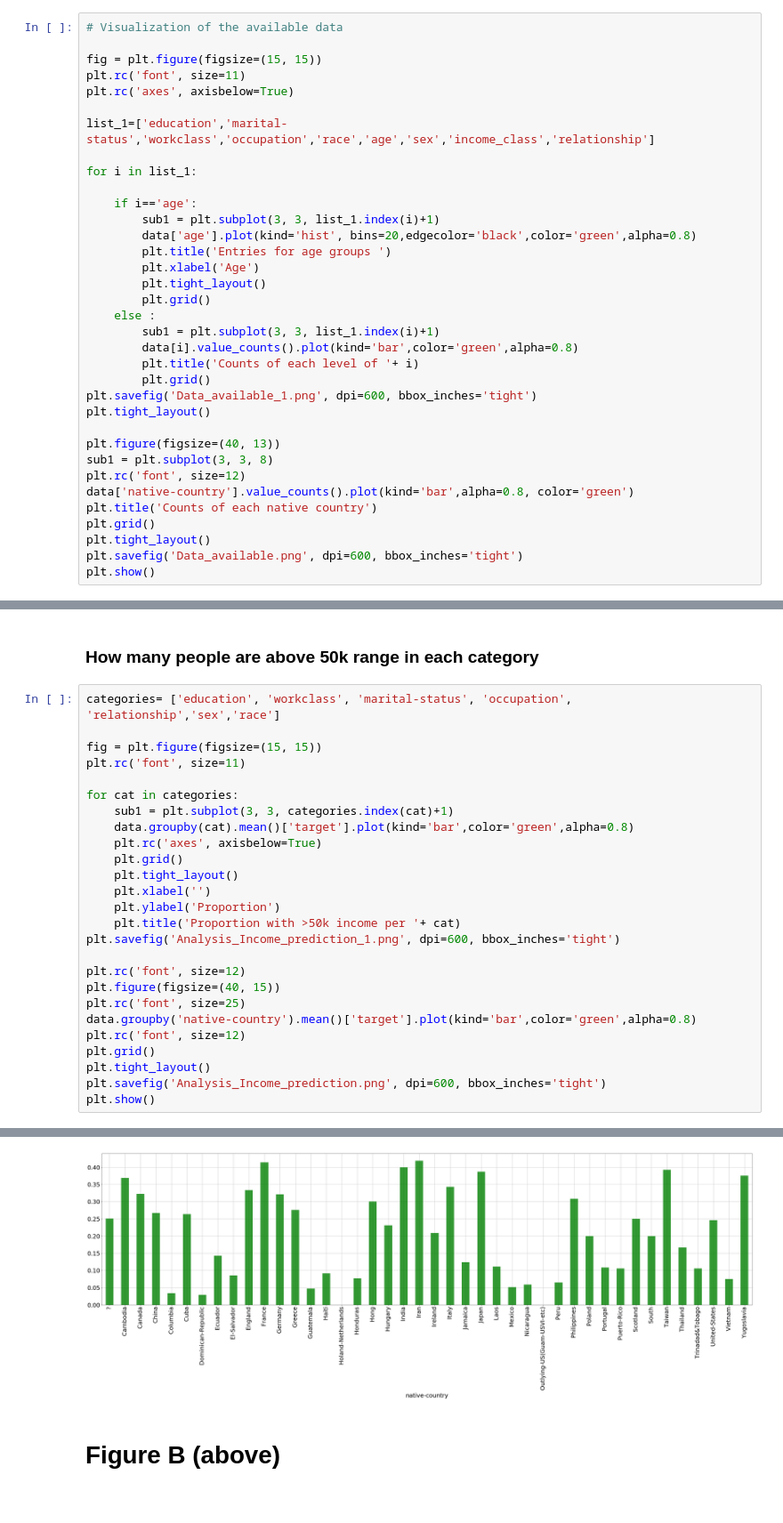
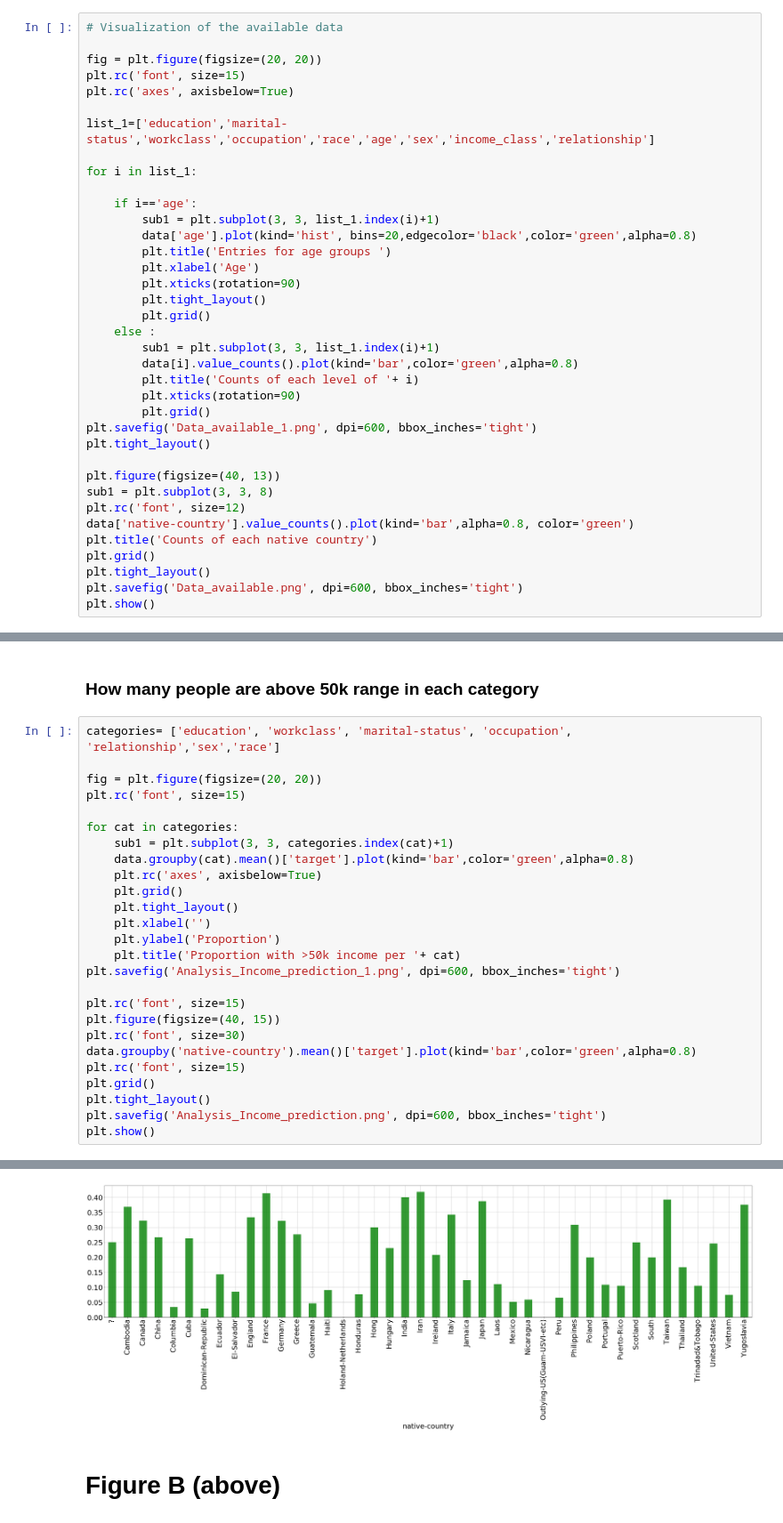
Before and after one commit to Birinder1469/Adult-Data_Income_Analysis, a Jupyter notebook: Adult-Income_Dataset_Analysis.ipynb, the cells around one changed output, grey strips where cells are left out. Shown at 89% size. Drawn from its saved outputs; the diff is of its cells as text.

```diff
--- a/Adult-Income_Dataset_Analysis.ipynb
+++ b/Adult-Income_Dataset_Analysis.ipynb
@@ -155,8 +156,8 @@ education_df.sort_values(by='Education_Number')
 # %%
 # Visualization of the available data
 
-fig = plt.figure(figsize=(15, 15))
-plt.rc('font', size=11)
+fig = plt.figure(figsize=(20, 20))
+plt.rc('font', size=15)
 plt.rc('axes', axisbelow=True)
 
 list_1=['education','marital-status','workclass','occupation','race','age','sex','income_class','relationship']
@@ -168,12 +169,14 @@ for i in list_1:
         data['age'].plot(kind='hist', bins=20,edgecolor='black',color='green',alpha=0.8)
         plt.title('Entries for age groups ')
         plt.xlabel('Age')
+        plt.xticks(rotation=90)
         plt.tight_layout()
         plt.grid()
     else :
         sub1 = plt.subplot(3, 3, list_1.index(i)+1)
         data[i].value_counts().plot(kind='bar',color='green',alpha=0.8)
         plt.title('Counts of each level of '+ i)
+        plt.xticks(rotation=90)
         plt.grid()
 plt.savefig('Data_available_1.png', dpi=600, bbox_inches='tight')
 plt.tight_layout()
@@ -201,8 +204,8 @@ plt.show()
 # %%
 categories= ['education', 'workclass', 'marital-status', 'occupation', 'relationship','sex','race']
 
-fig = plt.figure(figsize=(15, 15))
-plt.rc('font', size=11)
+fig = plt.figure(figsize=(20, 20))
+plt.rc('font', size=15)
 
 for cat in categories:
     sub1 = plt.subplot(3, 3, categories.index(cat)+1)
@@ -215,11 +218,11 @@ for cat in categories:
     plt.title('Proportion with >50k income per '+ cat)
 plt.savefig('Analysis_Income_prediction_1.png', dpi=600, bbox_inches='tight')
 
-plt.rc('font', size=12)
+plt.rc('font', size=15)
 plt.figure(figsize=(40, 15))
-plt.rc('font', size=25)
+plt.rc('font', size=30)
 data.groupby('native-country').mean()['target'].plot(kind='bar',color='green',alpha=0.8)
-plt.rc('font', size=12)
+plt.rc('font', size=15)
 plt.grid()
 plt.tight_layout()
 plt.savefig('Analysis_Income_prediction.png', dpi=600, bbox_inches='tight')
@@ -229,4 +232,4 @@ plt.show()
-[figure, old version]
+[figure, new version]
 # %% [markdown]
 # Figure B (above)
 # %%
```
Also changed, not shown: parts of 21 cells of this notebook, 2 other files.
